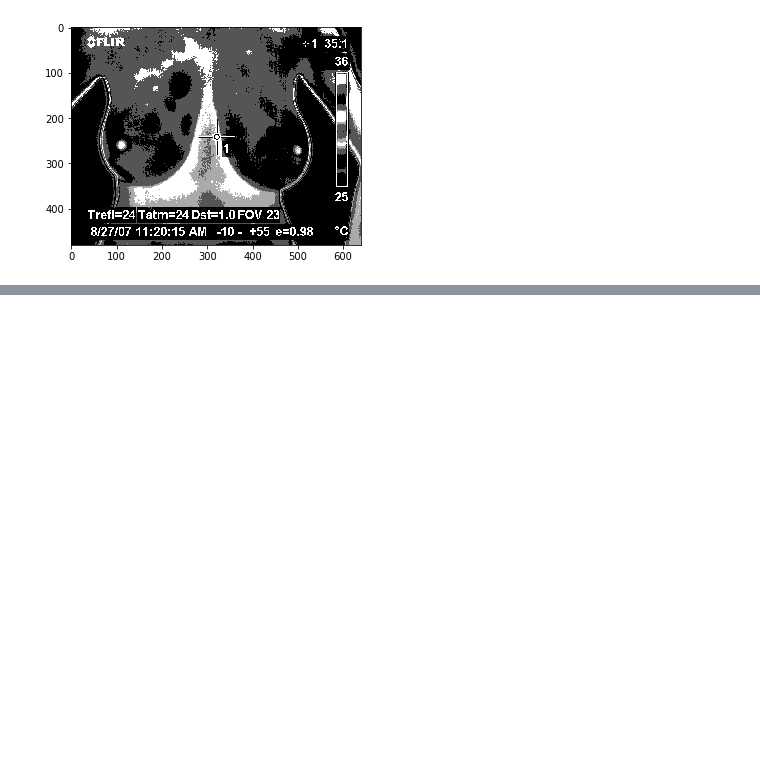
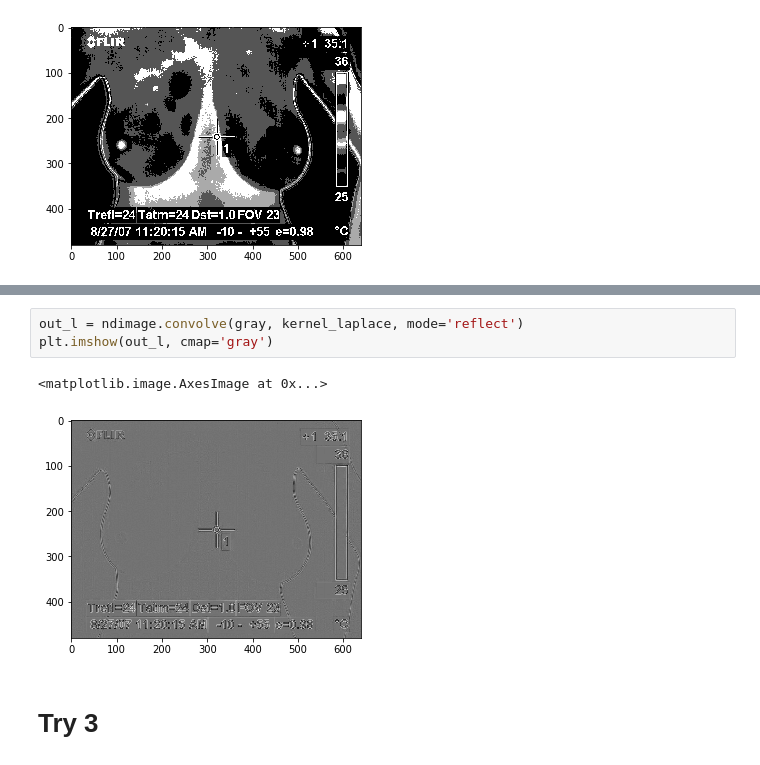
Before and after one commit to abhilashsaj/MLBreastCancerDetection, a Jupyter notebook: notebooks/ImageSegmentation.ipynb, the cells around one changed output, grey strips where cells are left out. Cells and saved outputs as stored; diff of their text form; blank space fills up the shorter version.

```diff
--- a/notebooks/ImageSegmentation.ipynb
+++ b/notebooks/ImageSegmentation.ipynb
@@ -53,0 +98,8 @@ plt.imshow(gray, cmap='gray')
+# %%
+out_l = ndimage.convolve(gray, kernel_laplace, mode='reflect')
+plt.imshow(out_l, cmap='gray')
+# %% [output]
+<matplotlib.image.AxesImage at 0x...>
+[figure, added]
+# %% [markdown]
+# Try 3
```
Also changed, not shown: parts of 11 cells of this notebook, 1 other file.
